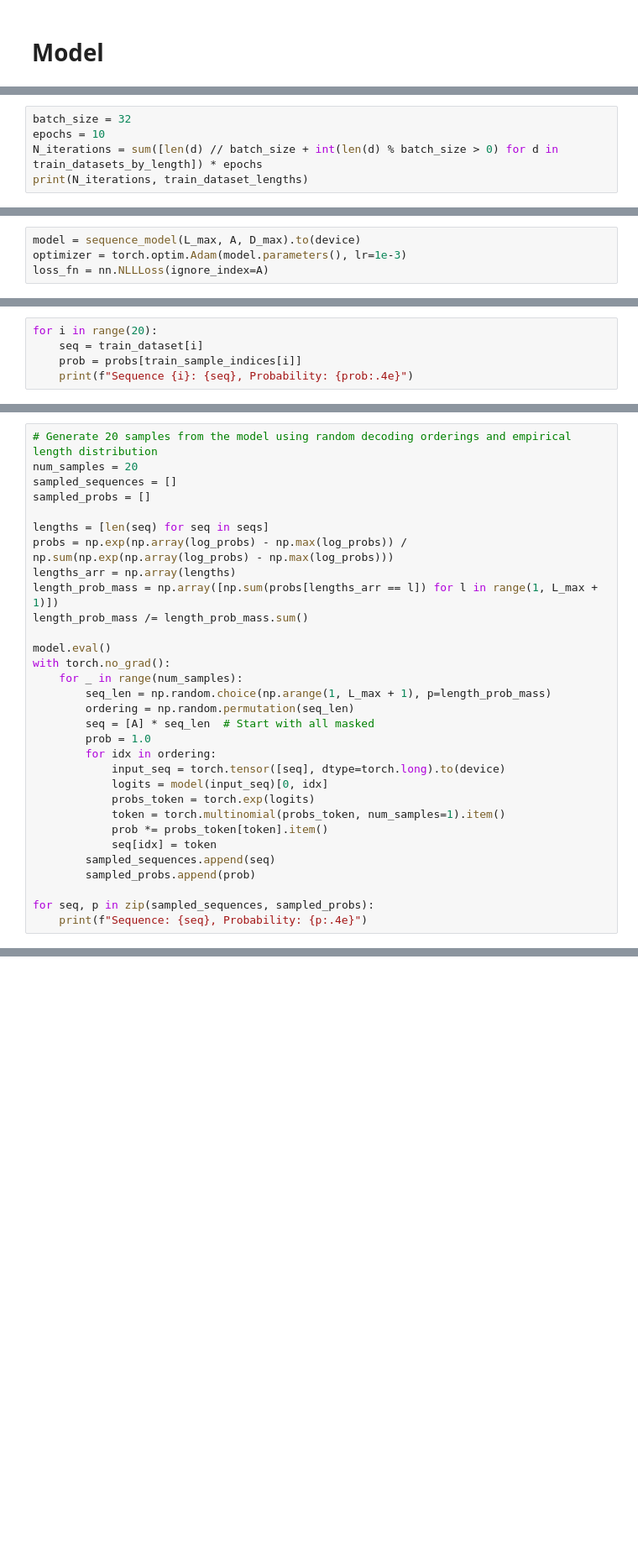
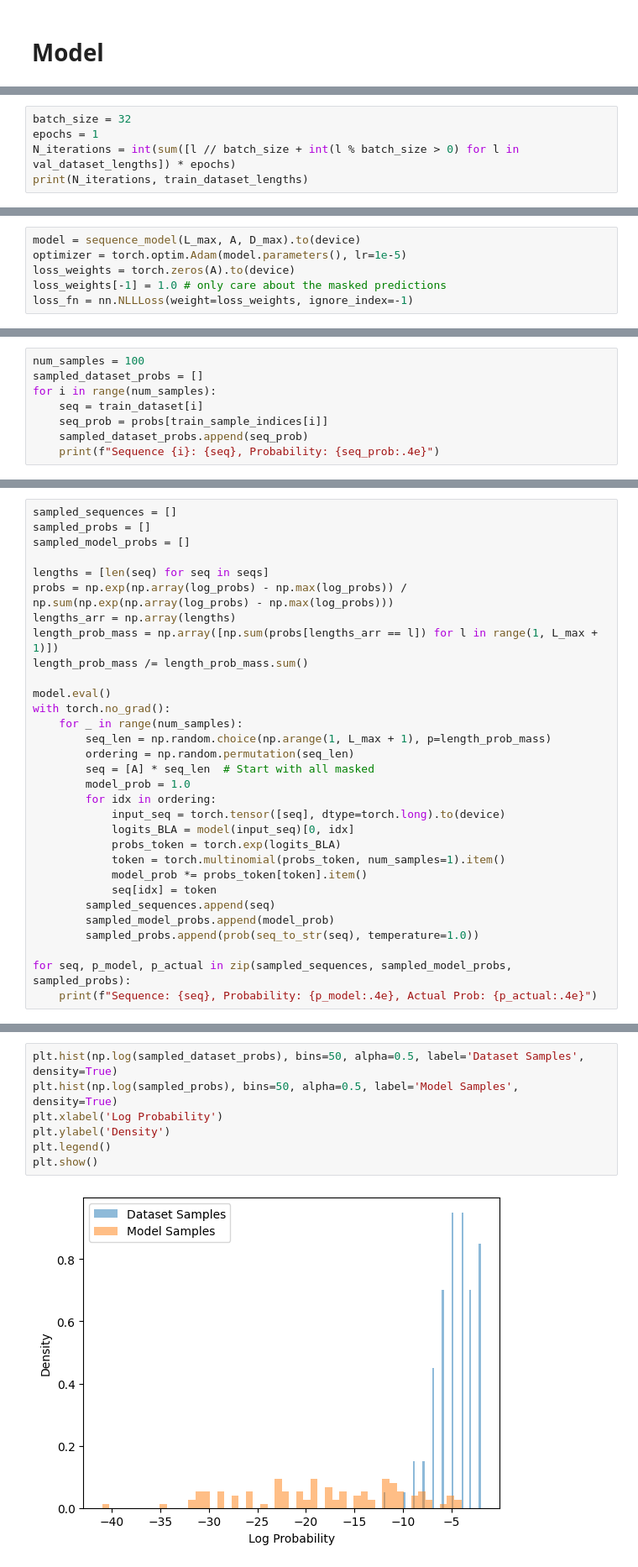
Before and after one commit to ishan-gaur/consistency-loss, a Jupyter notebook: notebooks/toy_dataset.ipynb, the cells around one changed output, grey strips where cells are left out. Shown at 84% size. Drawn from its saved outputs; the diff is of its cells as text; blank space fills up the shorter version.

```diff
--- a/notebooks/toy_dataset.ipynb
+++ b/notebooks/toy_dataset.ipynb
@@ -279,6 +291,6 @@ val_dataset_lengths = [len(d) for d in val_datasets_by_length]
 # %%
 batch_size = 32
-epochs = 10
-N_iterations = sum([len(d) // batch_size + int(len(d) % batch_size > 0) for d in train_datasets_by_length]) * epochs
+epochs = 1
+N_iterations = int(sum([l // batch_size + int(l % batch_size > 0) for l in val_dataset_lengths]) * epochs)
 print(N_iterations, train_dataset_lengths)
 # %% [output]
@@ -286,7 +298,9 @@ print(N_iterations, train_dataset_lengths)
 # %%
 model = sequence_model(L_max, A, D_max).to(device)
-optimizer = torch.optim.Adam(model.parameters(), lr=1e-3)
-loss_fn = nn.NLLLoss(ignore_index=A)
+optimizer = torch.optim.Adam(model.parameters(), lr=1e-5)
+loss_weights = torch.zeros(A).to(device)
+loss_weights[-1] = 1.0 # only care about the masked predictions
+loss_fn = nn.NLLLoss(weight=loss_weights, ignore_index=-1)
 # %%
 from tqdm import trange
 
@@ -332,6 +389,9 @@ Step 1100: train loss = 0.0001, val loss = 0.0001
 # %%
-for i in range(20):
+num_samples = 100
+sampled_dataset_probs = []
+for i in range(num_samples):
     seq = train_dataset[i]
-    prob = probs[train_sample_indices[i]]
-    print(f"Sequence {i}: {seq}, Probability: {prob:.4e}")
+    seq_prob = probs[train_sample_indices[i]]
+    sampled_dataset_probs.append(seq_prob)
+    print(f"Sequence {i}: {seq}, Probability: {seq_prob:.4e}")
 # %% [output]
@@ -358,8 +415,7 @@ Sequence 19: (0, 2, 2, 1, 2, 2, 2, 0), Probability: 1.4495e-02
 # %%
-# Generate 20 samples from the model using random decoding orderings and empirical length distribution
-num_samples = 20
 sampled_sequences = []
 sampled_probs = []
+sampled_model_probs = []
 
 lengths = [len(seq) for seq in seqs]
 probs = np.exp(np.array(log_probs) - np.max(log_probs)) / np.sum(np.exp(np.array(log_probs) - np.max(log_probs)))
@@ -373,17 +429,18 @@ with torch.no_grad():
         seq_len = np.random.choice(np.arange(1, L_max + 1), p=length_prob_mass)
         ordering = np.random.permutation(seq_len)
         seq = [A] * seq_len  # Start with all masked
-        prob = 1.0
+        model_prob = 1.0
         for idx in ordering:
             input_seq = torch.tensor([seq], dtype=torch.long).to(device)
-            logits = model(input_seq)[0, idx]
-            probs_token = torch.exp(logits)
+            logits_BLA = model(input_seq)[0, idx]
+            probs_token = torch.exp(logits_BLA)
             token = torch.multinomial(probs_token, num_samples=1).item()
-            prob *= probs_token[token].item()
+            model_prob *= probs_token[token].item()
             seq[idx] = token
         sampled_sequences.append(seq)
-        sampled_probs.append(prob)
+        sampled_model_probs.append(model_prob)
+        sampled_probs.append(prob(seq_to_str(seq), temperature=1.0))
 
-for seq, p in zip(sampled_sequences, sampled_probs):
-    print(f"Sequence: {seq}, Probability: {p:.4e}")
+for seq, p_model, p_actual in zip(sampled_sequences, sampled_model_probs, sampled_probs):
+    print(f"Sequence: {seq}, Probability: {p_model:.4e}, Actual Prob: {p_actual:.4e}")
 # %% [output]
@@ -409,0 +464,9 @@ Sequence: [0, 1, 1, 1, 1, 1, 1], Probability: 6.4541e-02
+# %%
+plt.hist(np.log(sampled_dataset_probs), bins=50, alpha=0.5, label='Dataset Samples', density=True)
+plt.hist(np.log(sampled_probs), bins=50, alpha=0.5, label='Model Samples', density=True)
+plt.xlabel('Log Probability')
+plt.ylabel('Density')
+plt.legend()
+plt.show()
+# %% [output]
+[figure, added]
```
Also changed, not shown: parts of 14 cells of this notebook.
